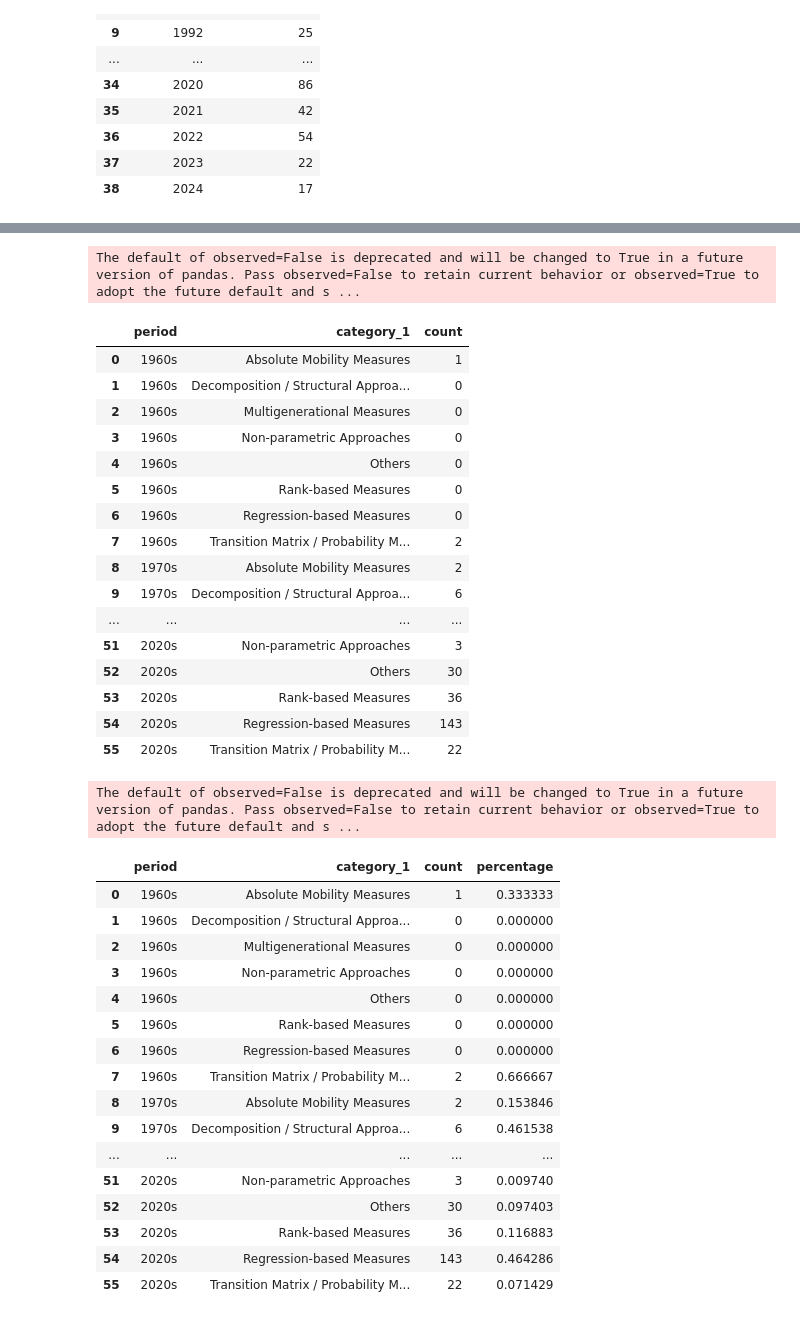
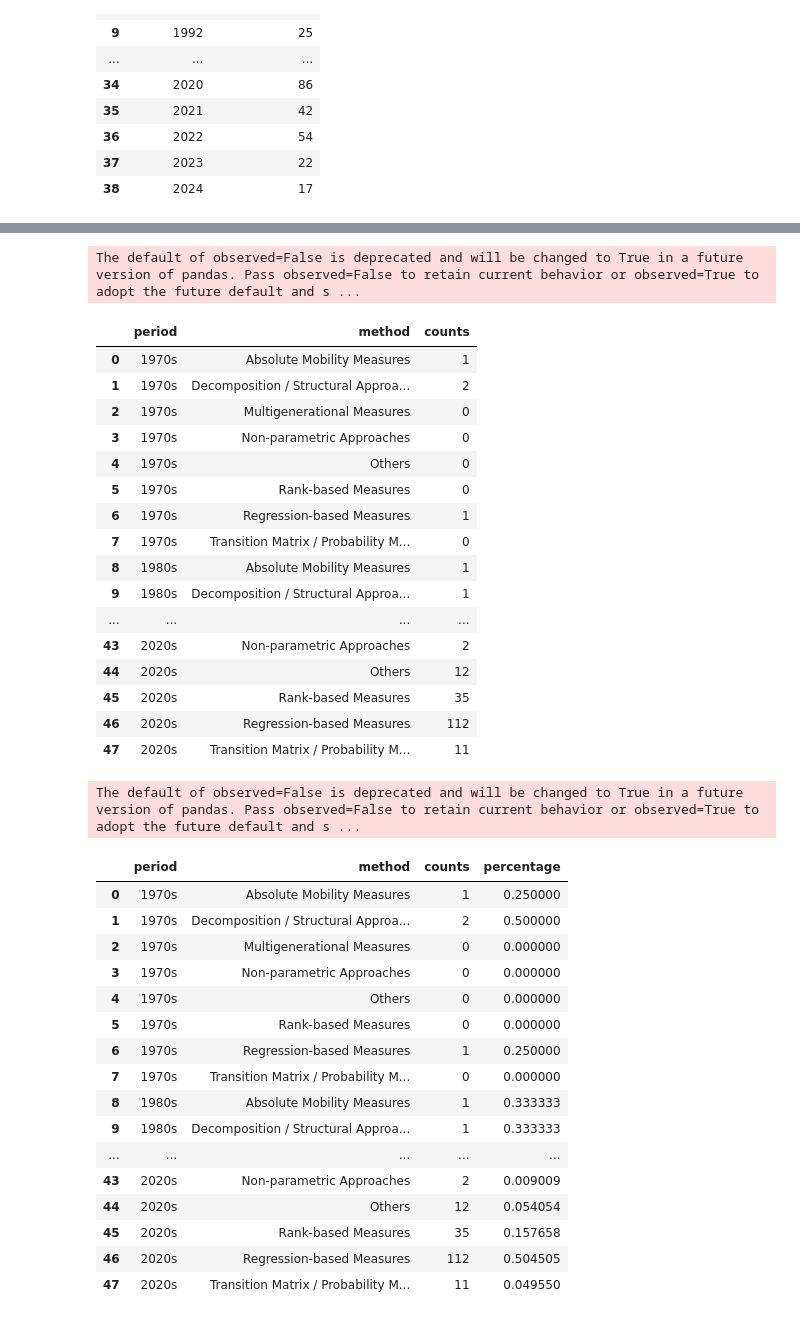
Before and after one commit to SereneKim/meta-welath_mobility, a Jupyter notebook: 5_create_nodes_rels.ipynb, the cells around one changed output, grey strips where cells are left out. Drawn from its saved outputs; the diff is of its cells as text; code cells hidden in the pictures.

```diff
--- a/5_create_nodes_rels.ipynb
+++ b/5_create_nodes_rels.ipynb
@@ -1764,6 +1764,7 @@ per_cluster_year.groupby(['cited_year'], group_keys=False).agg({'citation_count'
 | 37 | 2023 | 22 |
 | 38 | 2024 | 17 |
 # %%
-viz_cat_counts = pd.read_csv(f'{path}/results/viz_data_cats_counts.csv')
+# viz_cat_counts = pd.read_csv(f'{path}/results/viz_data_cats_counts.csv')
+viz_cat_counts = pd.read_csv(f'{path}/results/Paper/groupby_year_method.csv')
 viz_cat_counts.head()
 # %% [output]
@@ -1776,5 +1777,5 @@ viz_cat_counts.head()
 # %%
-viz_cat_counts['period'] = pd.cut(viz_cat_counts['year'], bins=[1959, 1969, 1979, 1989, 1999, 2009, 2019, 2029], labels=['1960s', '1970s', '1980s', '1990s', '2000s', '2010s', '2020s'])
+viz_cat_counts['period'] = pd.cut(viz_cat_counts['year'], bins=[1969, 1979, 1989, 1999, 2009, 2019, 2029], labels=['1970s', '1980s', '1990s', '2000s', '2010s', '2020s'])
 viz_cat_counts['period'].value_counts()
 # %% [output]
 period
@@ -1788,50 +1788,50 @@ period
 Name: count, dtype: int64
 # %%
-viz_cat_counts_period = viz_cat_counts.groupby(['period', 'category_1'])['count'].sum().reset_index()
+viz_cat_counts_period = viz_cat_counts.groupby(['period', 'method'])['counts'].sum().reset_index()
 viz_cat_counts_period
 # %% [output]
 The default of observed=False is deprecated and will be changed to True in a future version of pandas. Pass observed=False to retain current behavior or observed=True to adopt the future default and s ...
-|  | period | category_1 | count |
-| 0 | 1960s | Absolute Mobility Measures | 1 |
-| 1 | 1960s | Decomposition / Structural Approa... | 0 |
-| 2 | 1960s | Multigenerational Measures | 0 |
-| 3 | 1960s | Non‐parametric Approaches | 0 |
-| 4 | 1960s | Others | 0 |
-| 5 | 1960s | Rank‐based Measures | 0 |
-| 6 | 1960s | Regression‐based Measures | 0 |
-| 7 | 1960s | Transition Matrix / Probability M... | 2 |
-| 8 | 1970s | Absolute Mobility Measures | 2 |
-| 9 | 1970s | Decomposition / Structural Approa... | 6 |
+|  | period | method | counts |
+| 0 | 1970s | Absolute Mobility Measures | 1 |
+| 1 | 1970s | Decomposition / Structural Approa... | 2 |
+| 2 | 1970s | Multigenerational Measures | 0 |
+| 3 | 1970s | Non‐parametric Approaches | 0 |
+| 4 | 1970s | Others | 0 |
+| 5 | 1970s | Rank‐based Measures | 0 |
+| 6 | 1970s | Regression‐based Measures | 1 |
+| 7 | 1970s | Transition Matrix / Probability M... | 0 |
+| 8 | 1980s | Absolute Mobility Measures | 1 |
+| 9 | 1980s | Decomposition / Structural Approa... | 1 |
 | ... | ... | ... | ... |
-| 51 | 2020s | Non‐parametric Approaches | 3 |
-| 52 | 2020s | Others | 30 |
-| 53 | 2020s | Rank‐based Measures | 36 |
-| 54 | 2020s | Regression‐based Measures | 143 |
-| 55 | 2020s | Transition Matrix / Probability M... | 22 |
+| 43 | 2020s | Non‐parametric Approaches | 2 |
+| 44 | 2020s | Others | 12 |
+| 45 | 2020s | Rank‐based Measures | 35 |
+| 46 | 2020s | Regression‐based Measures | 112 |
+| 47 | 2020s | Transition Matrix / Probability M... | 11 |
 # %%
 # viz_cat_counts_period.to_csv(f'{path}/results/viz_data_cats_counts_period.csv', index=False)
 # %%
-viz_cat_counts_period['percentage'] = viz_cat_counts_period.groupby('period')['count'].transform(lambda x: x / x.sum())
+viz_cat_counts_period['percentage'] = viz_cat_counts_period.groupby('period')['counts'].transform(lambda x: x / x.sum())
 viz_cat_counts_period
 # %% [output]
 The default of observed=False is deprecated and will be changed to True in a future version of pandas. Pass observed=False to retain current behavior or observed=True to adopt the future default and s ...
-|  | period | category_1 | count | percentage |
-| 0 | 1960s | Absolute Mobility Measures | 1 | 0.333333 |
-| 1 | 1960s | Decomposition / Structural Approa... | 0 | 0.000000 |
-| 2 | 1960s | Multigenerational Measures | 0 | 0.000000 |
-| 3 | 1960s | Non‐parametric Approaches | 0 | 0.000000 |
-| 4 | 1960s | Others | 0 | 0.000000 |
-| 5 | 1960s | Rank‐based Measures | 0 | 0.000000 |
-| 6 | 1960s | Regression‐based Measures | 0 | 0.000000 |
-| 7 | 1960s | Transition Matrix / Probability M... | 2 | 0.666667 |
-| 8 | 1970s | Absolute Mobility Measures | 2 | 0.153846 |
-| 9 | 1970s | Decomposition / Structural Approa... | 6 | 0.461538 |
+|  | period | method | counts | percentage |
+| 0 | 1970s | Absolute Mobility Measures | 1 | 0.250000 |
+| 1 | 1970s | Decomposition / Structural Approa... | 2 | 0.500000 |
+| 2 | 1970s | Multigenerational Measures | 0 | 0.000000 |
+| 3 | 1970s | Non‐parametric Approaches | 0 | 0.000000 |
+| 4 | 1970s | Others | 0 | 0.000000 |
+| 5 | 1970s | Rank‐based Measures | 0 | 0.000000 |
+| 6 | 1970s | Regression‐based Measures | 1 | 0.250000 |
+| 7 | 1970s | Transition Matrix / Probability M... | 0 | 0.000000 |
+| 8 | 1980s | Absolute Mobility Measures | 1 | 0.333333 |
+| 9 | 1980s | Decomposition / Structural Approa... | 1 | 0.333333 |
 | ... | ... | ... | ... | ... |
-| 51 | 2020s | Non‐parametric Approaches | 3 | 0.009740 |
-| 52 | 2020s | Others | 30 | 0.097403 |
-| 53 | 2020s | Rank‐based Measures | 36 | 0.116883 |
-| 54 | 2020s | Regression‐based Measures | 143 | 0.464286 |
-| 55 | 2020s | Transition Matrix / Probability M... | 22 | 0.071429 |
+| 43 | 2020s | Non‐parametric Approaches | 2 | 0.009009 |
+| 44 | 2020s | Others | 12 | 0.054054 |
+| 45 | 2020s | Rank‐based Measures | 35 | 0.157658 |
+| 46 | 2020s | Regression‐based Measures | 112 | 0.504505 |
+| 47 | 2020s | Transition Matrix / Probability M... | 11 | 0.049550 |
 # %%
 
 import plotly.express as px
```
Also changed, not shown: parts of 4 cells of this notebook, 10 other files.
